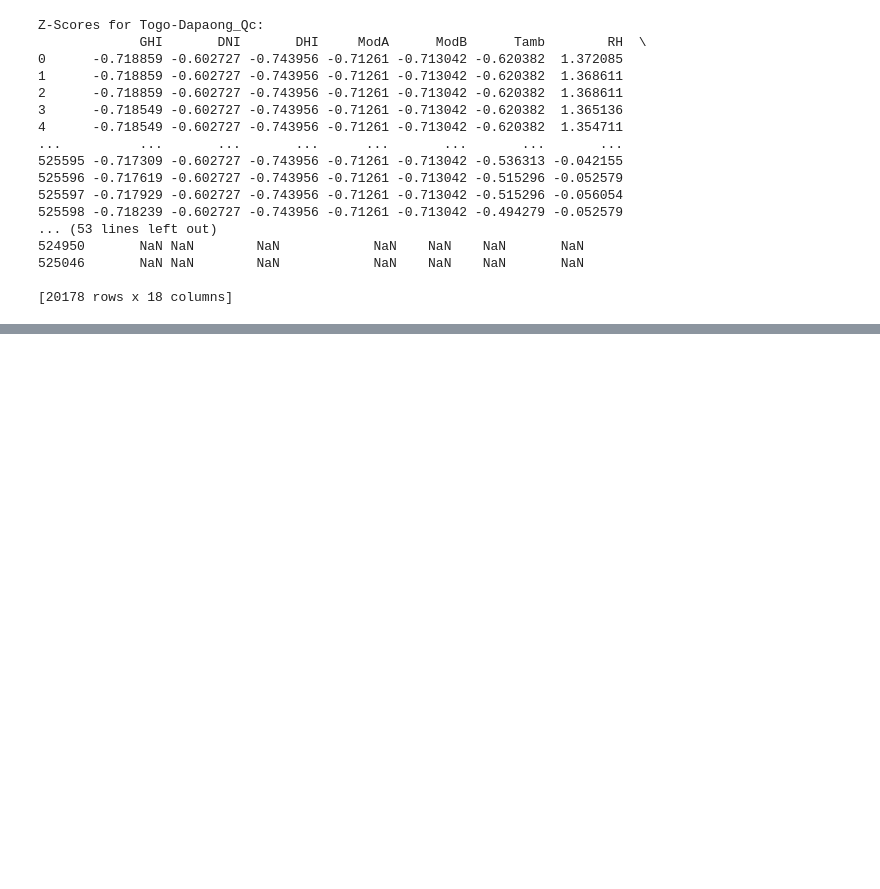
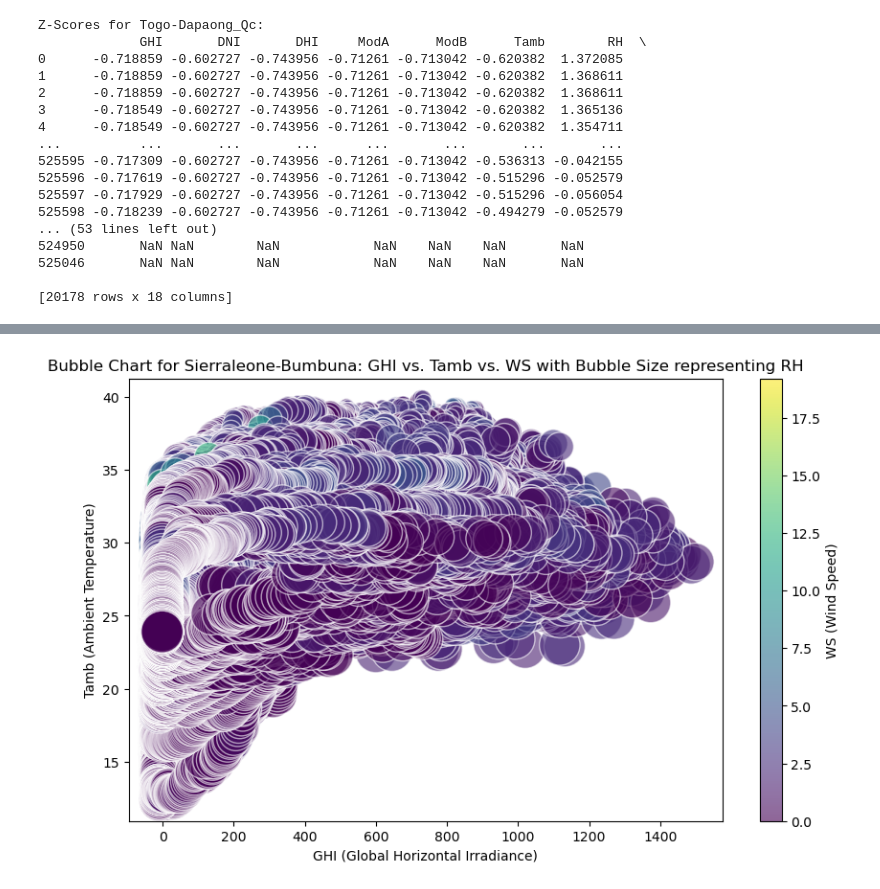
Before and after one commit to YomiyuShambel21/Solar-Radiation, a Jupyter notebook: notebooks/EDA.ipynb, the cells around one changed output, grey strips where cells are left out. Saved outputs shown, nothing was run; the diff lists cells and outputs as text; code cells hidden in the pictures; blank space fills up the shorter version.

```diff
--- a/notebooks/EDA.ipynb
+++ b/notebooks/EDA.ipynb
@@ -756,0 +777,18 @@ Z-Scores for Togo-Dapaong_Qc:
+# %%
+plt.figure(figsize=(10, 6))
+
+# Scatter plot with bubble size based on RH or BP
+plt.scatter(df_2['GHI'], df_2['Tamb'], s=df_2['RH']*10, c=df_2['WS'], alpha=0.6, cmap='viridis', edgecolors='w')
+
+# Labeling the axes
+plt.xlabel('GHI (Global Horizontal Irradiance)')
+plt.ylabel('Tamb (Ambient Temperature)')
+plt.title('Bubble Chart for Sierraleone-Bumbuna: GHI vs. Tamb vs. WS with Bubble Size representing RH')
+
+# Add color bar to indicate WS values
+plt.colorbar(label='WS (Wind Speed)')
+
+# Display the plot
+plt.show()
+# %% [output]
+[figure, added]
```
Also changed, not shown: parts of 4 cells of this notebook.
